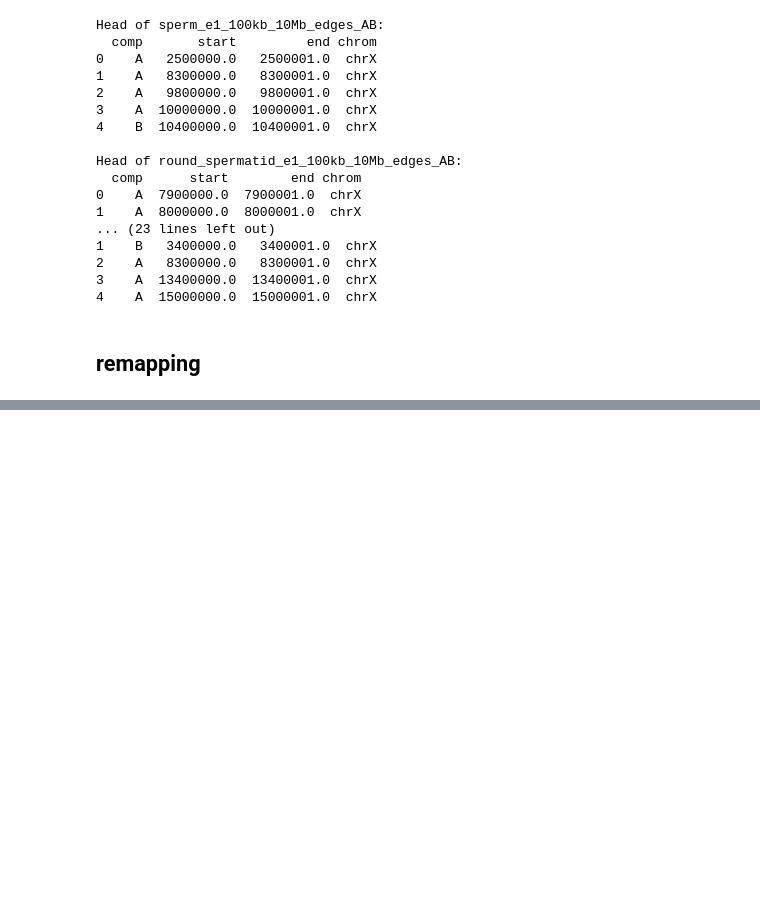
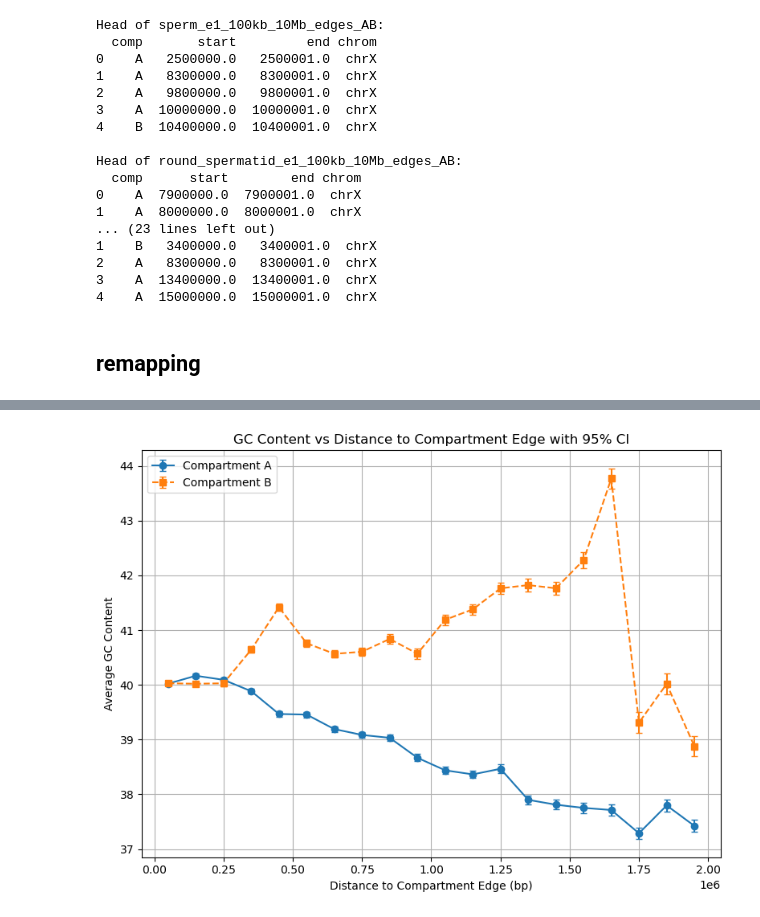
Before and after one commit to munch-group/johan_gpn_v2, a Jupyter notebook: notebooks/04.2 GC content.ipynb, the cells around one changed output, grey strips where cells are left out. Drawn from its saved outputs; the diff is of its cells as text; code cells hidden in the pictures; blank space fills up the shorter version.

Commit message:
updata to gc content

```diff
--- a/notebooks/04.2 GC content.ipynb
+++ b/notebooks/04.2 GC content.ipynb
@@ -263,0 +402,46 @@ print(result["start_prox"].unique())
+# %%
+def plot_gc_by_compartment_with_error(A_df, B_df, num_bins=20, max_dist=2_000_000):
+    bins = np.linspace(0, max_dist, num_bins + 1)
+    bin_centers = 0.5 * (bins[:-1] + bins[1:])
+
+    def compute_bin_stats(df):
+        means = []
+        sems = []
+
+        for i in range(len(bins) - 1):
+            bin_data = df[(df['absmid'] >= bins[i]) & (df['absmid'] < bins[i + 1])]
+            gc_values = bin_data['value'].dropna()
+
+            if len(gc_values) > 0:
+                means.append(gc_values.mean())
+                sems.append(gc_values.std(ddof=1) / np.sqrt(len(gc_values)))
+            else:
+                means.append(np.nan)
+                sems.append(np.nan)
+
+        means = np.array(means)
+        sems = np.array(sems)
+        ci_95 = 1.96 * sems  # <- Apply 95% confidence interval here
+        return means, ci_95
+
+    # Compute 95% CI for both compartments
+    A_means, A_ci = compute_bin_stats(A_df)
+    B_means, B_ci = compute_bin_stats(B_df)
+
+    # Plotting
+    plt.figure(figsize=(8, 6))
+    plt.errorbar(bin_centers, A_means, yerr=A_ci, label="Compartment A",
+                 marker='o', linestyle='-', capsize=3)
+    plt.errorbar(bin_centers, B_means, yerr=B_ci, label="Compartment B",
+                 marker='s', linestyle='--', capsize=3)
+
+    plt.xlabel("Distance to Compartment Edge (bp)")
+    plt.ylabel("Average GC Content")
+    plt.title("GC Content vs Distance to Compartment Edge with 95% CI")
+    plt.grid(True)
+    plt.legend()
+    plt.tight_layout()
+    plt.show()
+plot_gc_by_compartment_with_error(fibroblast_A, fibroblast_B)
+# %% [output]
+[figure, added]
```
Also changed, not shown: parts of 10 cells of this notebook.
